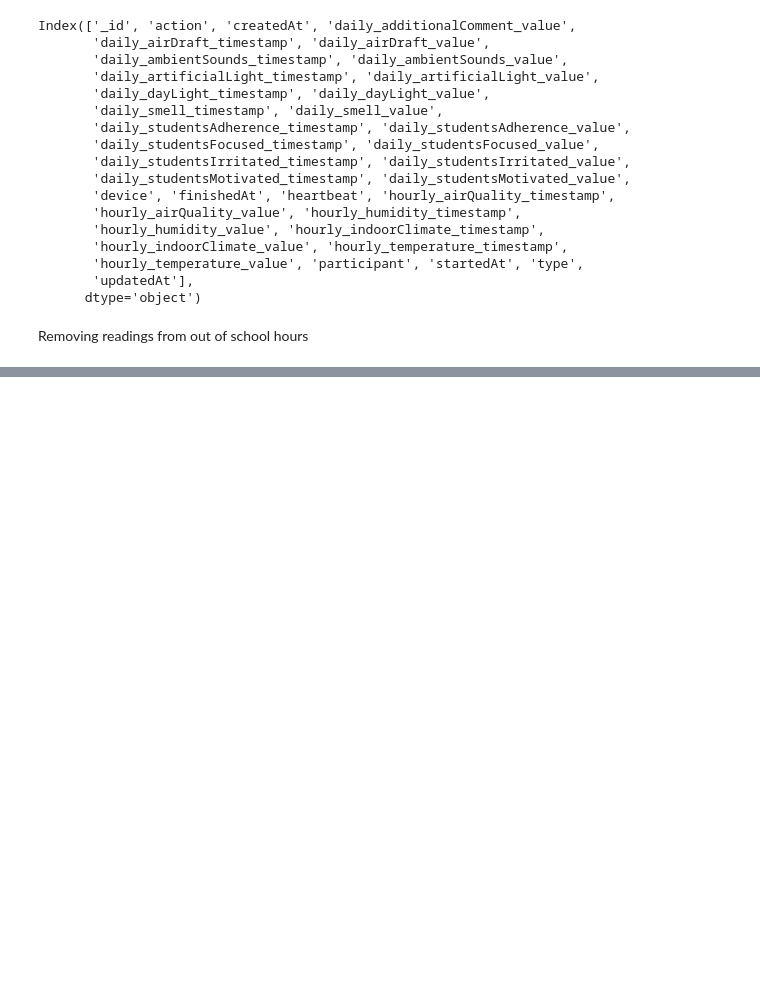
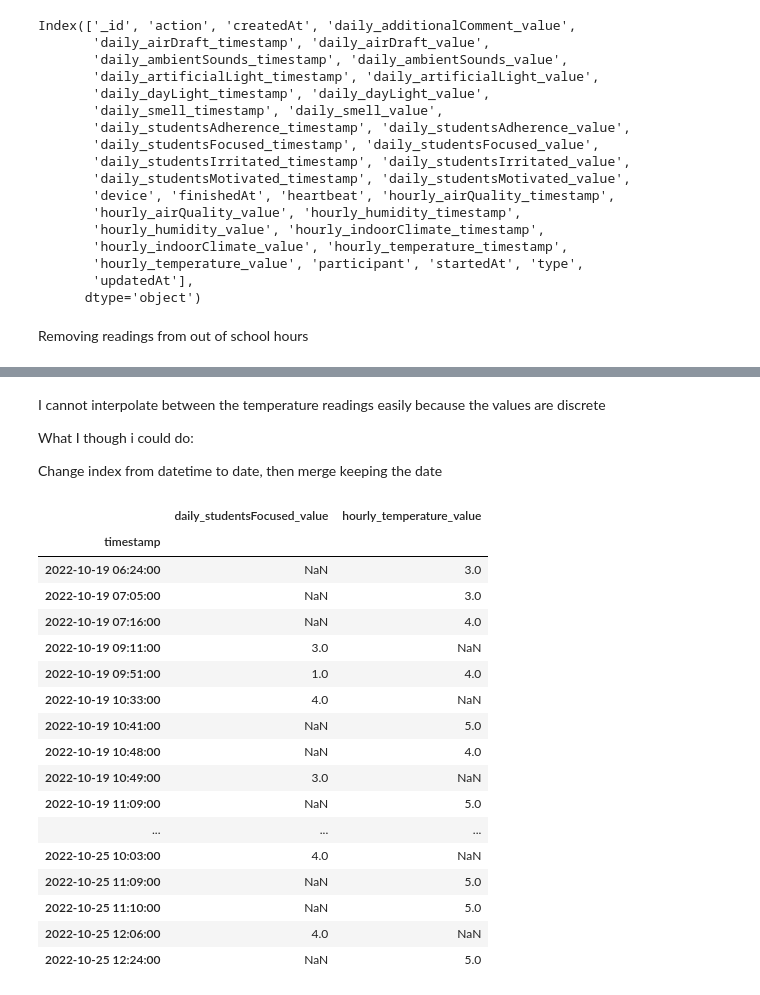
Before and after one commit to tug-cps/SchoolFeedback, a Jupyter notebook: notebooks/aligning_daily_hourly_data.ipynb, the cells around one changed output, grey strips where cells are left out. Cells and saved outputs as stored; diff of their text form; code cells hidden in the pictures; blank space fills up the shorter version.

```diff
--- a/notebooks/test.ipynb
+++ b/notebooks/aligning_daily_hourly_data.ipynb
@@ -110,0 +92,2 @@ hourly_temperature_df['hourly_temperature_timestamp'] = hourly_temperature_df['h
+# %%
+hourly_temperature_df = hourly_temperature_df.dropna()
@@ -110,0 +110,6 @@ hourly_temperature_df['hourly_temperature_timestamp'] = hourly_temperature_df['h
+# %% [markdown]
+I cannot interpolate between the temperature readings easily because the values are discrete
+
+What I though i could do:
+
+Change index from datetime to date, then merge keeping the date
@@ -110,0 +134,21 @@ hourly_temperature_df['hourly_temperature_timestamp'] = hourly_temperature_df['h
+# %%
+merged_df[-50:]
+# %% [output]
+|  | daily_studentsFocused_value | hourly_temperature_value |
+| timestamp |  |  |
+| 2022-10-19 06:24:00 | NaN | 3.0 |
+| 2022-10-19 07:05:00 | NaN | 3.0 |
+| 2022-10-19 07:16:00 | NaN | 4.0 |
+| 2022-10-19 09:11:00 | 3.0 | NaN |
+| 2022-10-19 09:51:00 | 1.0 | 4.0 |
+| 2022-10-19 10:33:00 | 4.0 | NaN |
+| 2022-10-19 10:41:00 | NaN | 5.0 |
+| 2022-10-19 10:48:00 | NaN | 4.0 |
+| 2022-10-19 10:49:00 | 3.0 | NaN |
+| 2022-10-19 11:09:00 | NaN | 5.0 |
+| ... | ... | ... |
+| 2022-10-25 10:03:00 | 4.0 | NaN |
+| 2022-10-25 11:09:00 | NaN | 5.0 |
+| 2022-10-25 11:10:00 | NaN | 5.0 |
+| 2022-10-25 12:06:00 | 4.0 | NaN |
+| 2022-10-25 12:24:00 | NaN | 5.0 |
```
Also changed, not shown: parts of 8 cells of this notebook.
